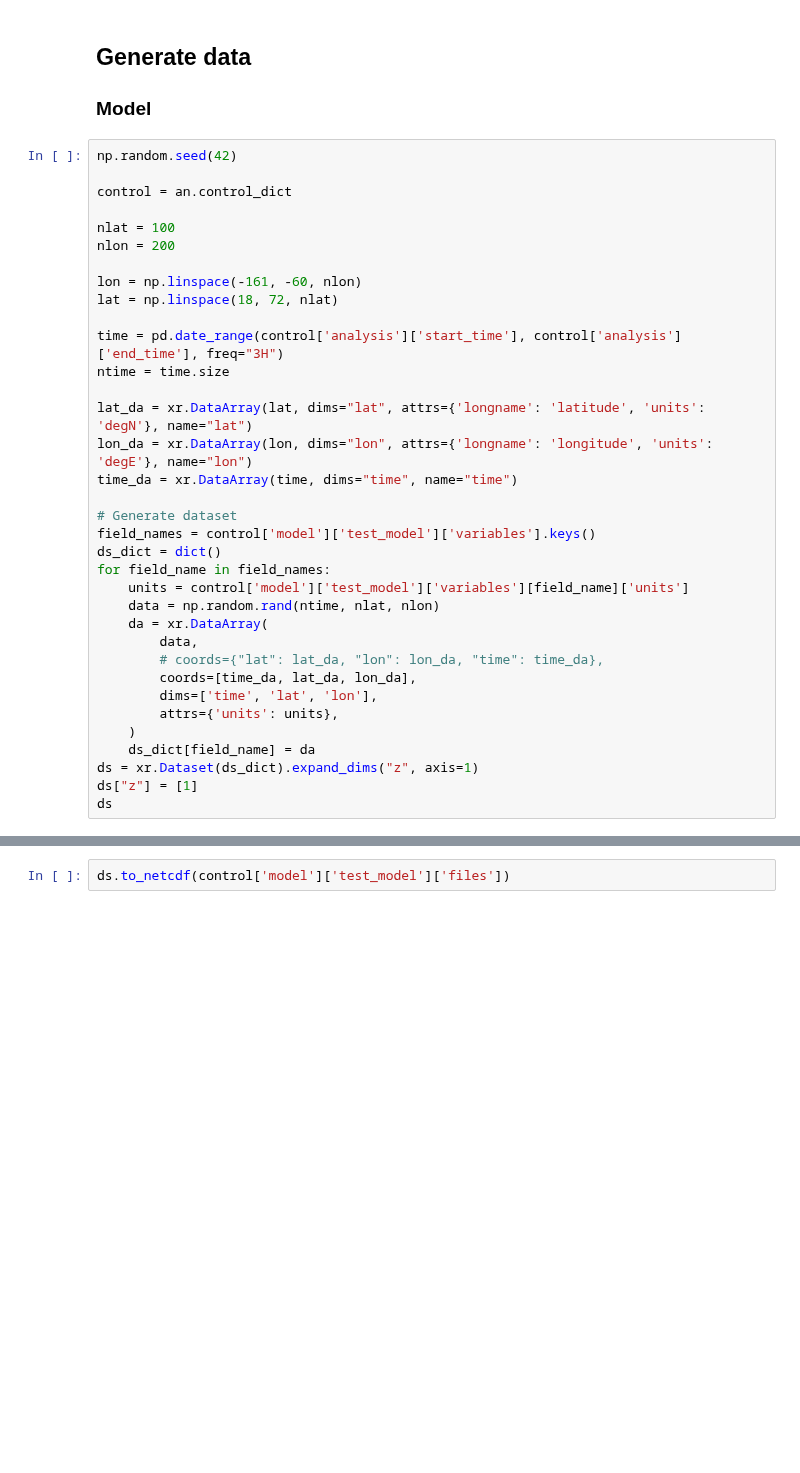
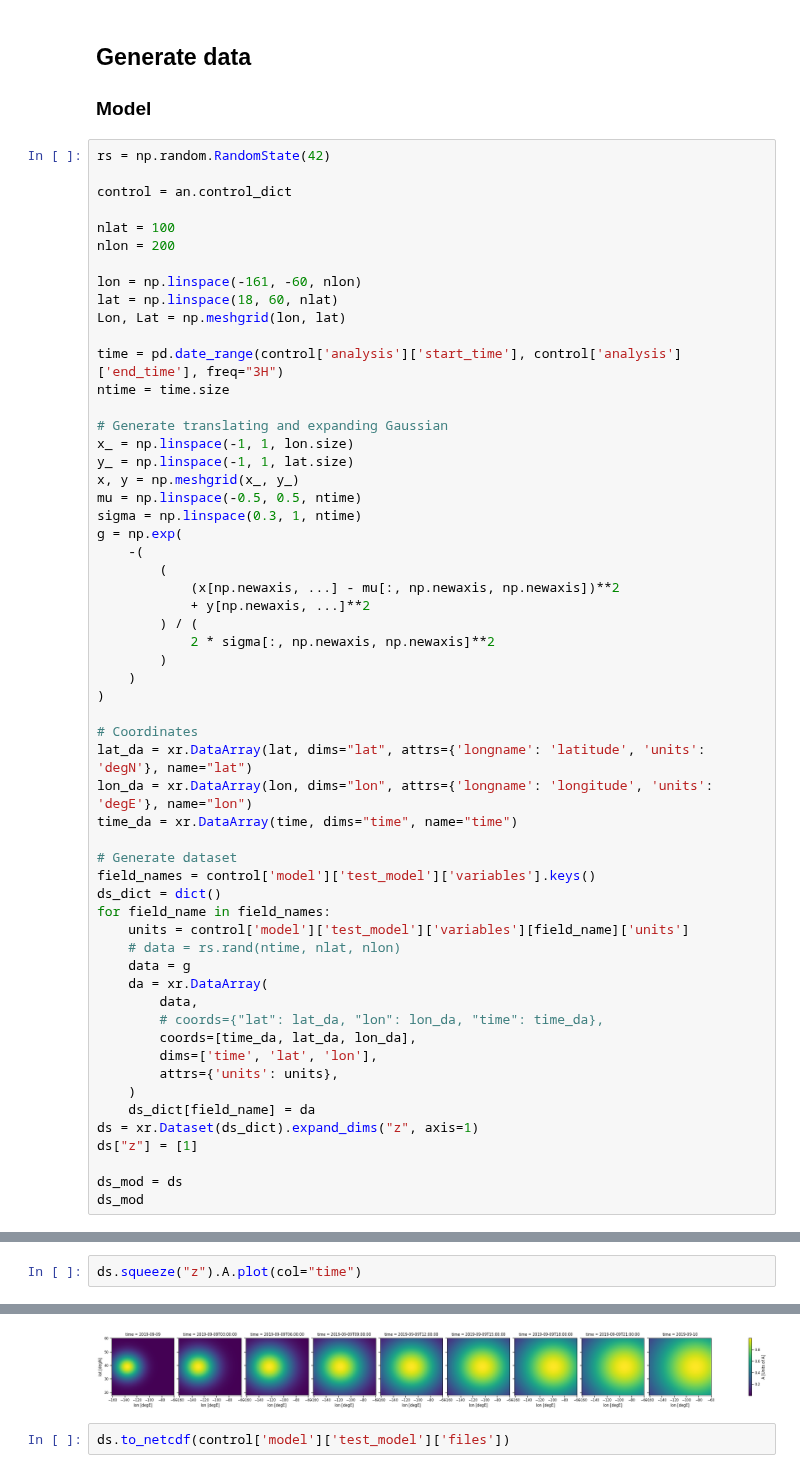
Before and after one commit to NOAA-CSL/MELODIES-MONET, a Jupyter notebook: docs/examples/idealized.ipynb, the cells around one changed output, grey strips where cells are left out. Drawn from its saved outputs; the diff is of its cells as text; blank space fills up the shorter version.

Commit message:
idealized example -> moving 2-D Gaussian

```diff
--- a/docs/examples/idealized.ipynb
+++ b/docs/examples/idealized.ipynb
@@ -45,7 +45,7 @@ analysis(
 
 ### Model
 # %%
-np.random.seed(42)
+rs = np.random.RandomState(42)
 
 control = an.control_dict
 
@@ -53,11 +53,30 @@ nlat = 100
 nlon = 200
 
 lon = np.linspace(-161, -60, nlon)
-lat = np.linspace(18, 72, nlat)
+lat = np.linspace(18, 60, nlat)
+Lon, Lat = np.meshgrid(lon, lat)
 
 time = pd.date_range(control['analysis']['start_time'], control['analysis']['end_time'], freq="3H")
 ntime = time.size
 
+# Generate translating and expanding Gaussian
+x_ = np.linspace(-1, 1, lon.size)
+y_ = np.linspace(-1, 1, lat.size)
+x, y = np.meshgrid(x_, y_)
+mu = np.linspace(-0.5, 0.5, ntime)
+sigma = np.linspace(0.3, 1, ntime)
+g = np.exp(
+    -(
+        (
+            (x[np.newaxis, ...] - mu[:, np.newaxis, np.newaxis])**2
+            + y[np.newaxis, ...]**2
+        ) / (
+            2 * sigma[:, np.newaxis, np.newaxis]**2
+        )
+    )
+)
+
+# Coordinates
 lat_da = xr.DataArray(lat, dims="lat", attrs={'longname': 'latitude', 'units': 'degN'}, name="lat")
 lon_da = xr.DataArray(lon, dims="lon", attrs={'longname': 'longitude', 'units': 'degE'}, name="lon")
 time_da = xr.DataArray(time, dims="time", name="time")
@@ -67,7 +86,8 @@ field_names = control['model']['test_model']['variables'].keys()
 ds_dict = dict()
 for field_name in field_names:
     units = control['model']['test_model']['variables'][field_name]['units']
-    data = np.random.rand(ntime, nlat, nlon)
+    # data = rs.rand(ntime, nlat, nlon)
+    data = g
     da = xr.DataArray(
         data,
         # coords={"lat": lat_da, "lon": lon_da, "time": time_da},
@@ -78,7 +98,9 @@ for field_name in field_names:
     ds_dict[field_name] = da
 ds = xr.Dataset(ds_dict).expand_dims("z", axis=1)
 ds["z"] = [1]
-ds
+
+ds_mod = ds
+ds_mod
 # %% [output]
 <xarray.Dataset>
 Dimensions:  (time: 9, lat: 100, lon: 200, z: 1)
@@ -92,0 +115,3 @@ Data variables:
+# %%
+ds.squeeze("z").A.plot(col="time")
+# %% [output]
@@ -93,3 +119,4 @@ Data variables:
+[figure, added]
 # %%
 ds.to_netcdf(control['model']['test_model']['files'])
 # %% [markdown]
```
Also changed, not shown: parts of 9 cells of this notebook.
